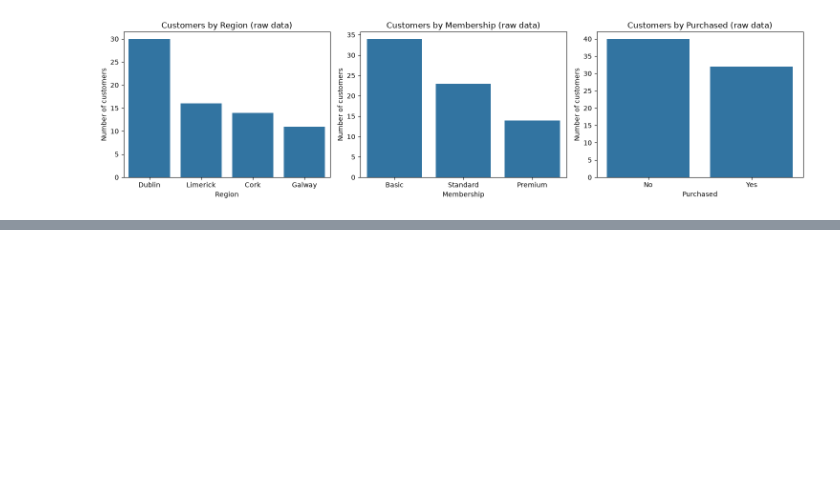
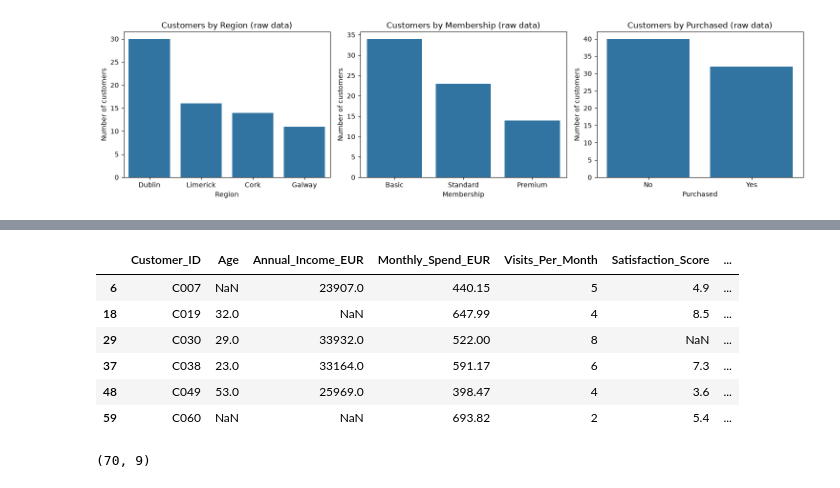
Before and after one commit to Ri-Dearg/da-labs, a Jupyter notebook: lab3_transform_regression.ipynb, the cells around one changed output, grey strips where cells are left out. Cells and saved outputs as stored; diff of their text form; code cells hidden in the pictures; blank space fills up the shorter version.

```diff
--- a/lab3_transform_regression.ipynb
+++ b/lab3_transform_regression.ipynb
@@ -162,0 +226,17 @@ plt.tight_layout()
+# %%
+# Show the rows with missing values
+df_a[df_a.isna().any(axis=1)]
+# %% [output]
+|  | Customer_ID | Age | Annual_Income_EUR | Monthly_Spend_EUR | Visits_Per_Month | Satisfaction_Score | ... |
+| 6 | C007 | NaN | 23907.0 | 440.15 | 5 | 4.9 | ... |
+| 18 | C019 | 32.0 | NaN | 647.99 | 4 | 8.5 | ... |
+| 29 | C030 | 29.0 | 33932.0 | 522.00 | 8 | NaN | ... |
+| 37 | C038 | 23.0 | 33164.0 | 591.17 | 6 | 7.3 | ... |
+| 48 | C049 | 53.0 | 25969.0 | 398.47 | 4 | 3.6 | ... |
+| 59 | C060 | NaN | NaN | 693.82 | 2 | 5.4 | ... |
+# %%
+# Remove exact duplicates only, keeping the first copy
+df_dedup = df_a.drop_duplicates()
+df_dedup.shape
+# %% [output]
+(70, 9)
```
Also changed, not shown: parts of 6 cells of this notebook.
